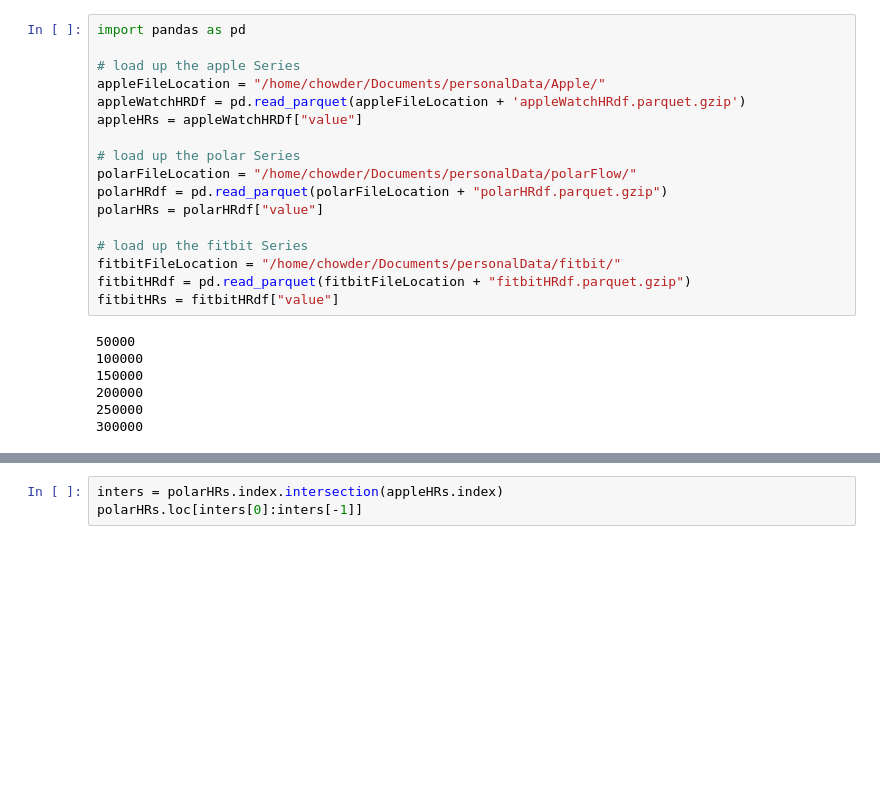
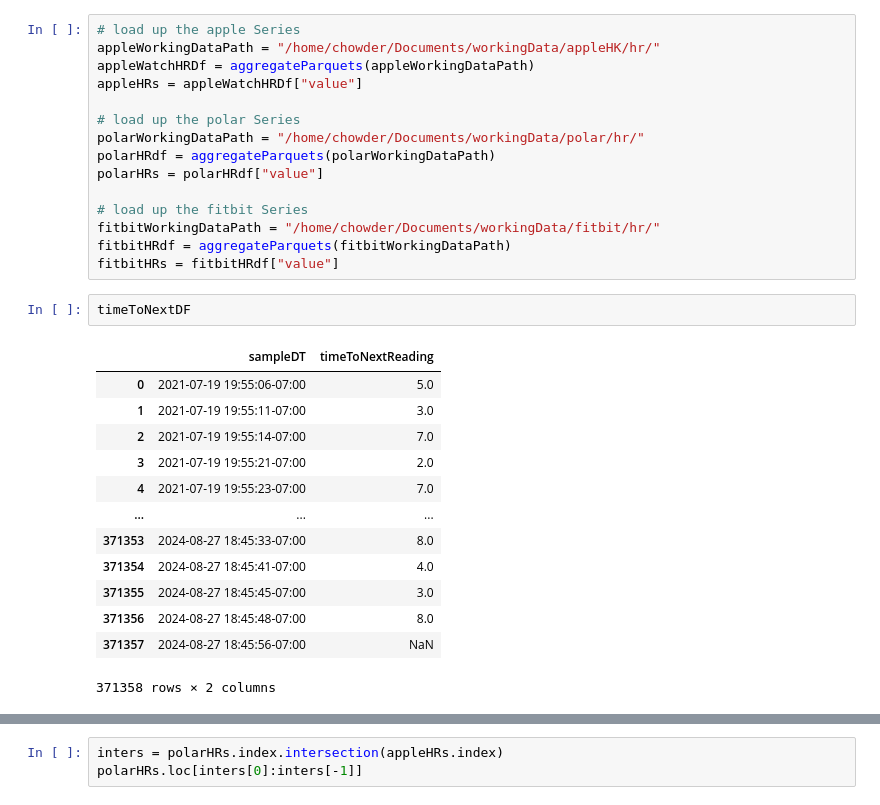
Before and after one commit to AbhikChowdhury6/dataImport, a Jupyter notebook: analyisis/groupingHRs.ipynb, the cells around one changed output, grey strips where cells are left out. Saved outputs shown, nothing was run; the diff lists cells and outputs as text; blank space fills up the shorter version.

```diff
--- a/analyisis/groupingHRs.ipynb
+++ b/analyisis/groupingHRs.ipynb
@@ -1,24 +10,31 @@
 # %%
-import pandas as pd
-
 # load up the apple Series
-appleFileLocation = "/home/chowder/Documents/personalData/Apple/"
-appleWatchHRDf = pd.read_parquet(appleFileLocation + 'appleWatchHRdf.parquet.gzip')
+appleWorkingDataPath = "/home/chowder/Documents/workingData/appleHK/hr/"
+appleWatchHRDf = aggregateParquets(appleWorkingDataPath)
 appleHRs = appleWatchHRDf["value"]
 
 # load up the polar Series
-polarFileLocation = "/home/chowder/Documents/personalData/polarFlow/"
-polarHRdf = pd.read_parquet(polarFileLocation + "polarHRdf.parquet.gzip")
+polarWorkingDataPath = "/home/chowder/Documents/workingData/polar/hr/"
+polarHRdf = aggregateParquets(polarWorkingDataPath)
 polarHRs = polarHRdf["value"]
 
 # load up the fitbit Series
-fitbitFileLocation = "/home/chowder/Documents/personalData/fitbit/"
-fitbitHRdf = pd.read_parquet(fitbitFileLocation + "fitbitHRdf.parquet.gzip")
+fitbitWorkingDataPath = "/home/chowder/Documents/workingData/fitbit/hr/"
+fitbitHRdf = aggregateParquets(fitbitWorkingDataPath)
 fitbitHRs = fitbitHRdf["value"]
-# %% [output]
-50000
-100000
-150000
-200000
-250000
-300000
+# %%
+timeToNextDF
+# %% [output]
+|  | sampleDT | timeToNextReading |
+| 0 | 2021-07-19 19:55:06-07:00 | 5.0 |
+| 1 | 2021-07-19 19:55:11-07:00 | 3.0 |
+| 2 | 2021-07-19 19:55:14-07:00 | 7.0 |
+| 3 | 2021-07-19 19:55:21-07:00 | 2.0 |
+| 4 | 2021-07-19 19:55:23-07:00 | 7.0 |
+| ... | ... | ... |
+| 371353 | 2024-08-27 18:45:33-07:00 | 8.0 |
+| 371354 | 2024-08-27 18:45:41-07:00 | 4.0 |
+| 371355 | 2024-08-27 18:45:45-07:00 | 3.0 |
+| 371356 | 2024-08-27 18:45:48-07:00 | 8.0 |
+| 371357 | 2024-08-27 18:45:56-07:00 | NaN |
+371358 rows × 2 columns
```
Also changed, not shown: parts of 14 cells of this notebook, 3 other files.
